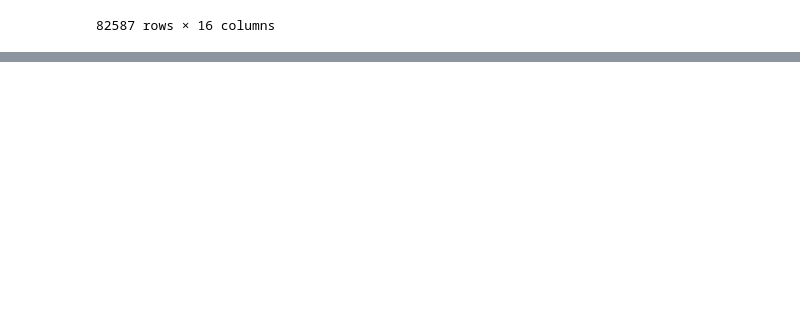
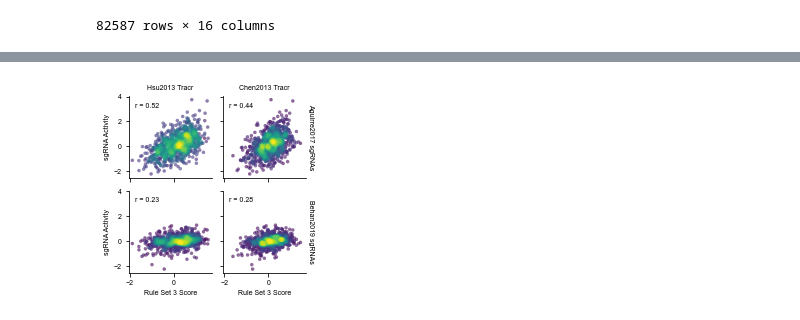
Before and after one commit to gpp-rnd/rs_dev, a Jupyter notebook: code/07_test_seq_model.ipynb, the cells around one changed output, grey strips where cells are left out. Drawn from its saved outputs; the diff is of its cells as text; code cells hidden in the pictures; blank space fills up the shorter version.

```diff
--- a/code/07_test_seq_model.ipynb
+++ b/code/07_test_seq_model.ipynb
@@ -141,0 +164,28 @@ g
+# %%
+tracr_comparison_data = []
+tracr_options = tracr_list
+for tracr in tracr_options:
+    aguire_tracr_kwargs = aguire_kwargs.copy()
+    aguire_tracr_kwargs['tracr'] = tracr
+    tracr_comparison_data.append(GuideDataset(**aguire_tracr_kwargs))
+    behan_tracr_kwargs = behan_kwargs.copy()
+    behan_tracr_kwargs['tracr'] = tracr
+    tracr_comparison_data.append(GuideDataset(**behan_tracr_kwargs))
+# %%
+tracr_comparison_activity_list = []
+for ds in tracr_comparison_data:
+    ds.load_data()
+    dataset_activity = ds.get_sg_df(include_group=True,
+                                    include_activity=True)
+    dataset_activity['dataset'] = ds.name
+    dataset_activity['genomewide'] = ds.genomewide
+    dataset_activity['tracr'] = ds.tracr
+    tracr_comparison_activity_list.append(dataset_activity)
+tracr_comparison_activity_df = (pd.concat(tracr_comparison_activity_list)
+                                .reset_index(drop=True))
+sgrna_count = tracr_comparison_activity_df['sgRNA Sequence'].value_counts()
+overlapping_sgrnas = sgrna_count.index[sgrna_count == 4]
+tracr_comparison_activity_df = (tracr_comparison_activity_df[
+    tracr_comparison_activity_df['sgRNA Sequence'].isin(overlapping_sgrnas)]
+                                .reset_index(drop=True))
+tracr_comparison_activity_df
@@ -141,0 +206,15 @@ g
+# %%
+tracr_comparison_X = get_feature_df(tracr_comparison_activity_df)
+tracr_comparison_activity_df['Rule Set 3'] = model.predict(tracr_comparison_X)
+# %%
+g = sns.FacetGrid(data=tracr_comparison_activity_df, col='tracr', row='dataset', margin_titles=True,
+                  height=1.5)
+g.map_dataframe(gpplot.point_densityplot, x='Rule Set 3', y='sgRNA Activity',
+                s=10)
+g.map_dataframe(gpplot.add_correlation, x='Rule Set 3', y='sgRNA Activity',
+                color='black')
+g.set_titles(col_template="{col_name} Tracr", row_template="{row_name} sgRNAs")
+g.set_axis_labels(x_var='Rule Set 3 Score', y_var='sgRNA Activity')
+gpplot.savefig('../figures/aguirre_behan_tracr_rs3_performance.pdf', dpi=300)
+# %% [output]
+[figure, added]
```
Also changed, not shown: parts of 7 cells of this notebook, 8 other files.
